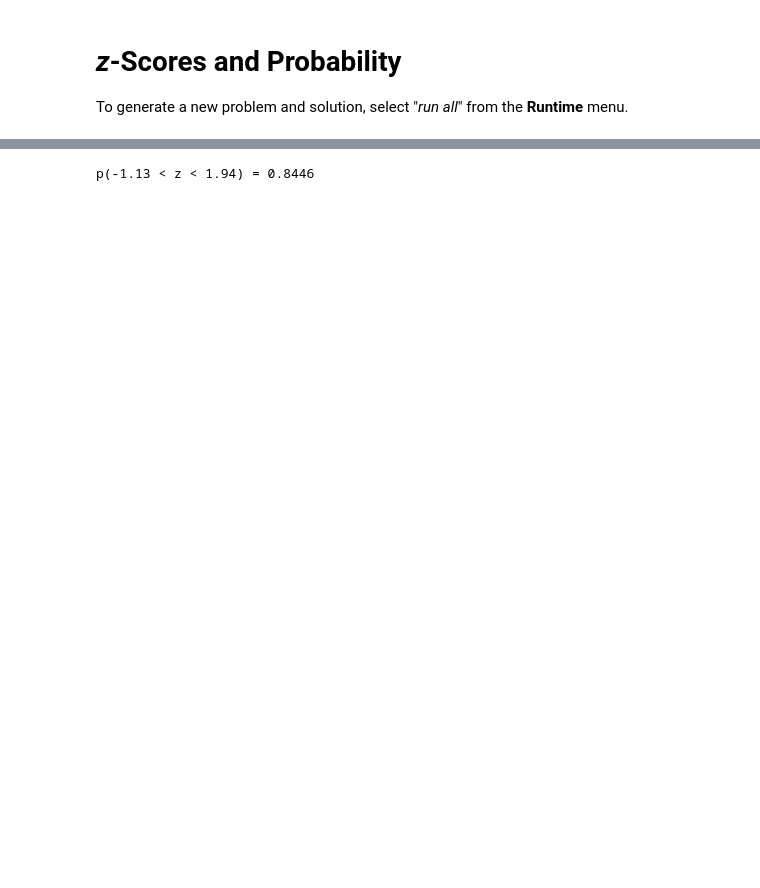
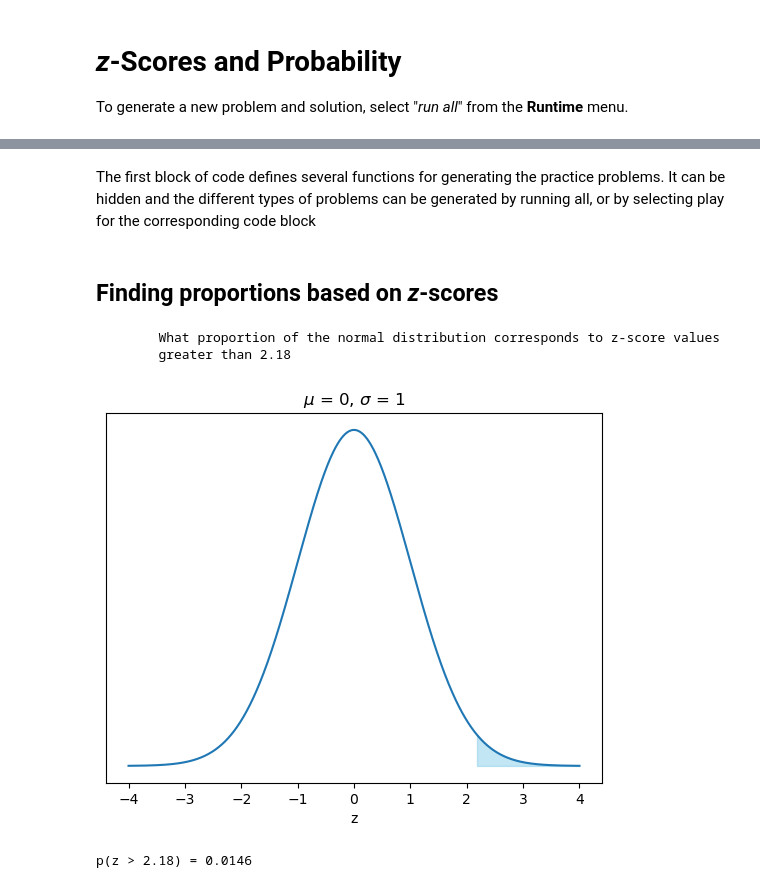
Before and after one commit to benguenther/psy241, a Jupyter notebook: z-scores-probability.ipynb, the cells around one changed output, grey strips where cells are left out. Cells and saved outputs as stored; diff of their text form; code cells hidden in the pictures; blank space fills up the shorter version.

```diff
--- a/z-scores-probability.ipynb
+++ b/z-scores-probability.ipynb
@@ -73,20 +5,2 @@ generate_plot(z_scores)
-# %%
-# @title Click to hide code
-def problem_solution(data: list):
-    if data[0] == 1:
-        answer = 1 - round(stats.norm.cdf(data[1]), 4)
-        text = f"p(z > {data[1]}) = {round(answer, 4)}"
-    elif data[0] == 2:
-        answer = round(stats.norm.cdf(data[1]), 4)
-        text = f"p(z < {data[1]}) = {round(answer, 4)}"
-    else:
-        dvals = sorted([data[1], data[2]])
-        answer = round(stats.norm.cdf(dvals[1]), 4) - round(stats.norm.cdf(dvals[0]), 4)
-        text = f"p({dvals[0]} < z < {dvals[1]}) = {round(answer, 4)}"
-
-    return text
-
-
-print(problem_solution(z_scores))
-# %% [output]
-p(-1.13 < z < 1.94) = 0.8446
+# %% [markdown]
+The first block of code defines several functions for generating the practice problems.  It can be hidden and the different types of problems can be generated by running all, or by selecting play for the corresponding code block
@@ -92,0 +176,11 @@ p(-1.13 < z < 1.94) = 0.8446
+# %% [markdown]
+## Finding proportions based on *z*-scores
+# %%
+question = generate_question("z")
+generate_plot(question)
+print_solution("z", question)
+# %% [output]
+        What proportion of the normal distribution corresponds to z-score values
+        greater than 2.18
+[figure, added]
+p(z > 2.18) = 0.0146
```
Also changed, not shown: parts of 6 cells of this notebook.
